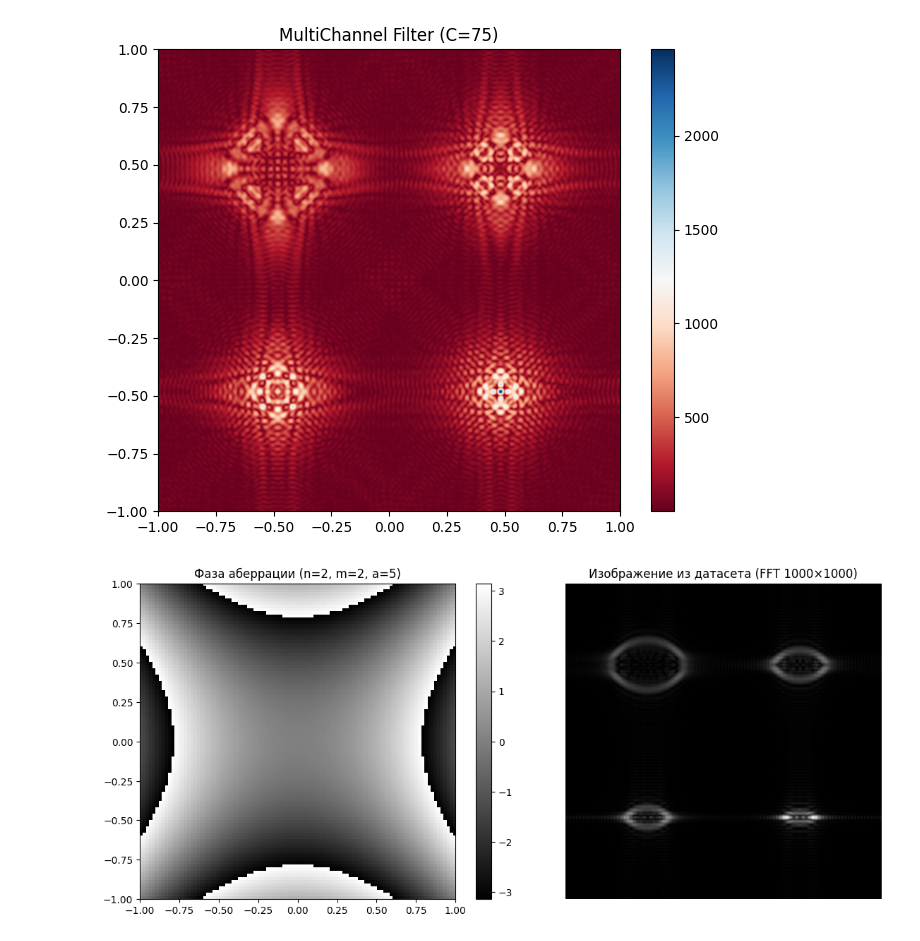
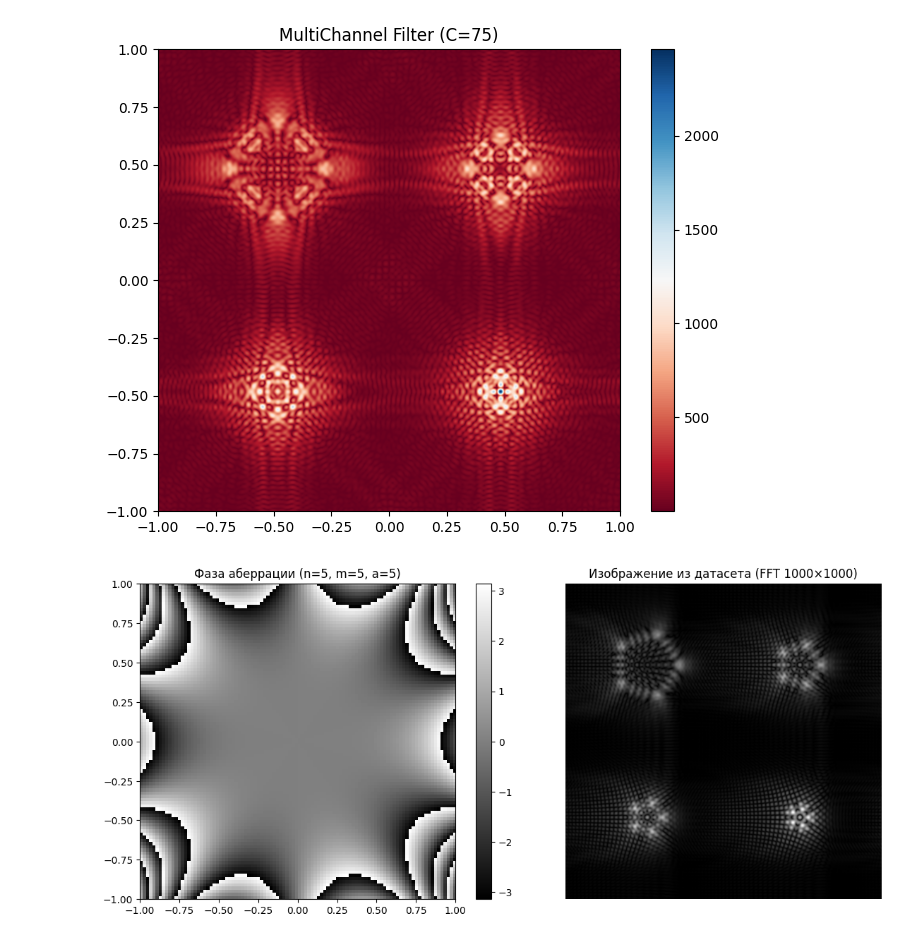
Before and after one commit to Dmitryser1/NIRMag, a Jupyter notebook: PlotBuild (2).ipynb, the cells around one changed output. Saved outputs shown, nothing was run; the diff lists cells and outputs as text; code cells hidden in the pictures.

```diff
--- a/PlotBuild (2).ipynb
+++ b/PlotBuild (2).ipynb
@@ -238,9 +238,9 @@ def visualize_dataset_image(n, m, a, C=75, grid_size=100, fft_size=1000):
     R = np.sqrt(X**2 + Y**2)
     theta = np.arctan2(Y, X)
 
-    mask = R <= 1
-    R[~mask] = 0
-    theta[~mask] = 0
+    # mask = R <= 1
+    # R[~mask] = 0
+    # theta[~mask] = 0
 
     # Мультиканальное поле
     Fl = (np.exp(1j * alph[0] * R) * np.exp(1j * C * X + 1j * C * Y) +
@@ -251,6 +251,7 @@ def visualize_dataset_image(n, m, a, C=75, grid_size=100, fft_size=1000):
     # Полином Цернике
     Z = zernike_polynomial(n, m, R, theta)
     Z1 = np.exp(1j * a * Z)
+
     Fl = Fl * Z1
 
     # FFT с тем же размером, что и в датасете
@@ -282,6 +283,6 @@ def visualize_dataset_image(n, m, a, C=75, grid_size=100, fft_size=1000):
 # img = visualize_dataset_image(n=2, m=2, a=5.0, C=75)
 # plt.imsave('test.png', img, cmap='gray')  # ← будет идентично датасету!
 # %%
-result = visualize_dataset_image(2, 2, 5, 75)
+result = visualize_dataset_image(5, 5, 5, 75)
 # %% [output]
-[figure, old version]
+[figure, new version]
```
Also changed, not shown: 3 other files.
